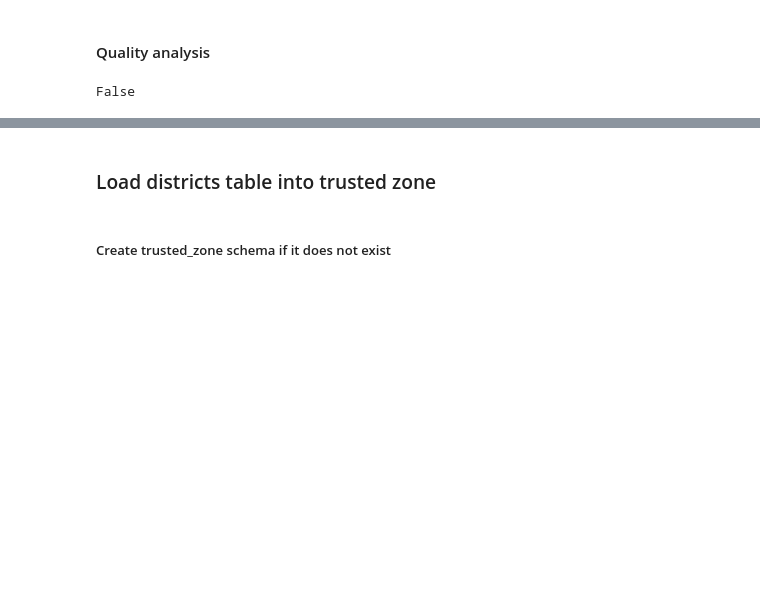
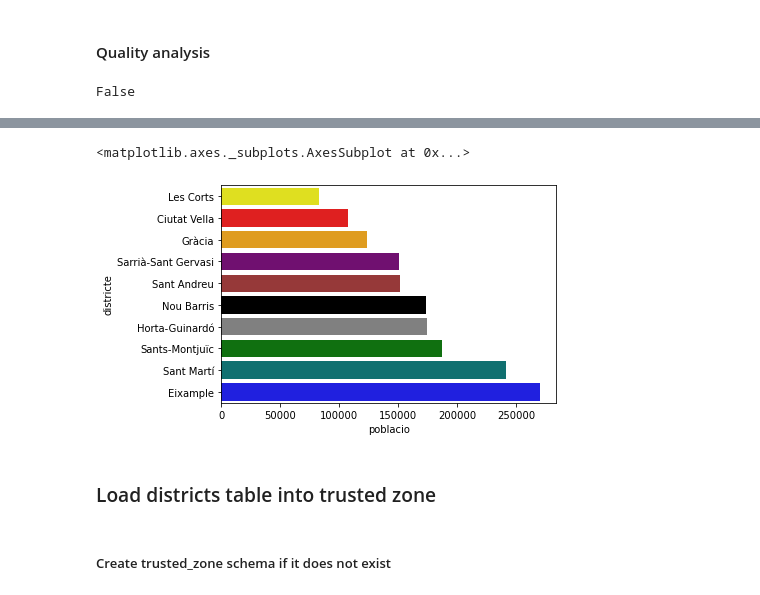
Before and after one commit to jordi-cluet/ADSDB-EtE-Project, a Jupyter notebook: format_districts.ipynb, the cells around one changed output, grey strips where cells are left out. Saved outputs shown, nothing was run; the diff lists cells and outputs as text; code cells hidden in the pictures; blank space fills up the shorter version.

```diff
--- a/format_districts.ipynb
+++ b/format_districts.ipynb
@@ -76,3 +73,8 @@ The plot might look unbalanced, but that's how the districts have been distribut
+# %%
+sns.barplot(y='districte', x = 'poblacio', data = df, orient= 'h', palette=palette, order=df.groupby(["districte"])["poblacio"].max().sort_values().index)
+# %% [output]
+<matplotlib.axes._subplots.AxesSubplot at 0x...>
+[figure, added]
 # %% [markdown]
 ### Load districts table into trusted zone
 # %% [markdown]
```
Also changed, not shown: parts of 15 cells of this notebook.
